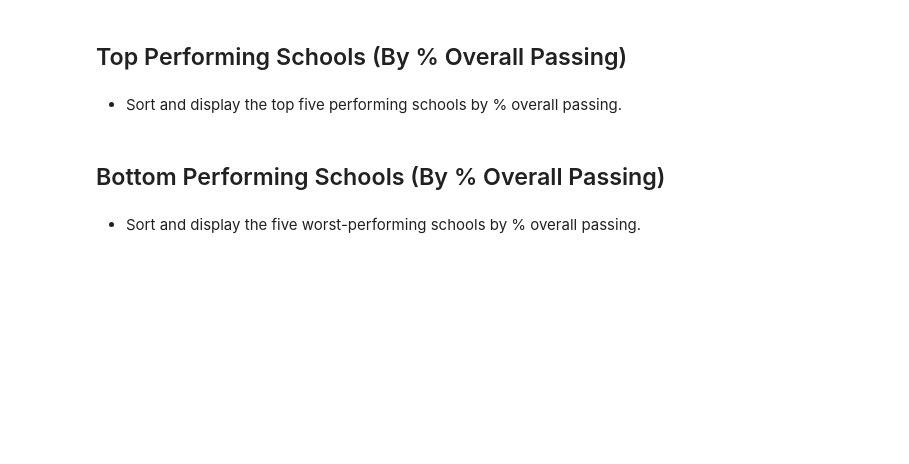
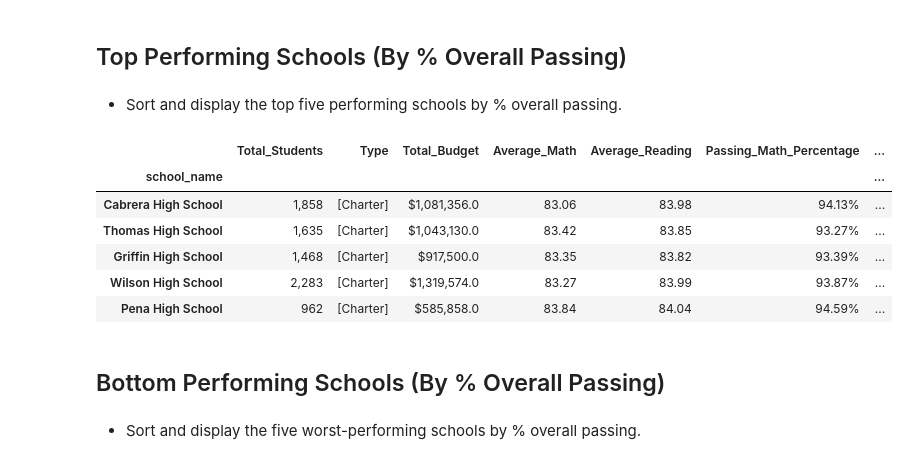
Before and after one commit to temidayo1234/Pandas-Challenge, a Jupyter notebook: PyCitySchools/PyCitySchools_starter.ipynb, the cells around one changed output. Saved outputs shown, nothing was run; the diff lists cells and outputs as text; code cells hidden in the pictures; blank space fills up the shorter version.

```diff
--- a/PyCitySchools/PyCitySchools_starter.ipynb
+++ b/PyCitySchools/PyCitySchools_starter.ipynb
@@ -141,6 +179,17 @@ dtype: float64
 ## Top Performing Schools (By % Overall Passing)
 # %% [markdown]
 * Sort and display the top five performing schools by % overall passing.
+# %%
+Top_Performing_School = School_Summary_DF.sort_values("Passing_Both_Percentage", ascending=False)
+Top_Performing_School.head()
+# %% [output]
+|  | Total_Students | Type | Total_Budget | Average_Math | Average_Reading | Passing_Math_Percentage | ... |
+| school_name |  |  |  |  |  |  | ... |
+| Cabrera High School | 1,858 | [Charter] | $1,081,356.0 | 83.06 | 83.98 | 94.13% | ... |
+| Thomas High School | 1,635 | [Charter] | $1,043,130.0 | 83.42 | 83.85 | 93.27% | ... |
+| Griffin High School | 1,468 | [Charter] | $917,500.0 | 83.35 | 83.82 | 93.39% | ... |
+| Wilson High School | 2,283 | [Charter] | $1,319,574.0 | 83.27 | 83.99 | 93.87% | ... |
+| Pena High School | 962 | [Charter] | $585,858.0 | 83.84 | 84.04 | 94.59% | ... |
 # %% [markdown]
 ## Bottom Performing Schools (By % Overall Passing)
 # %% [markdown]
```
Also changed, not shown: parts of 4 cells of this notebook.
